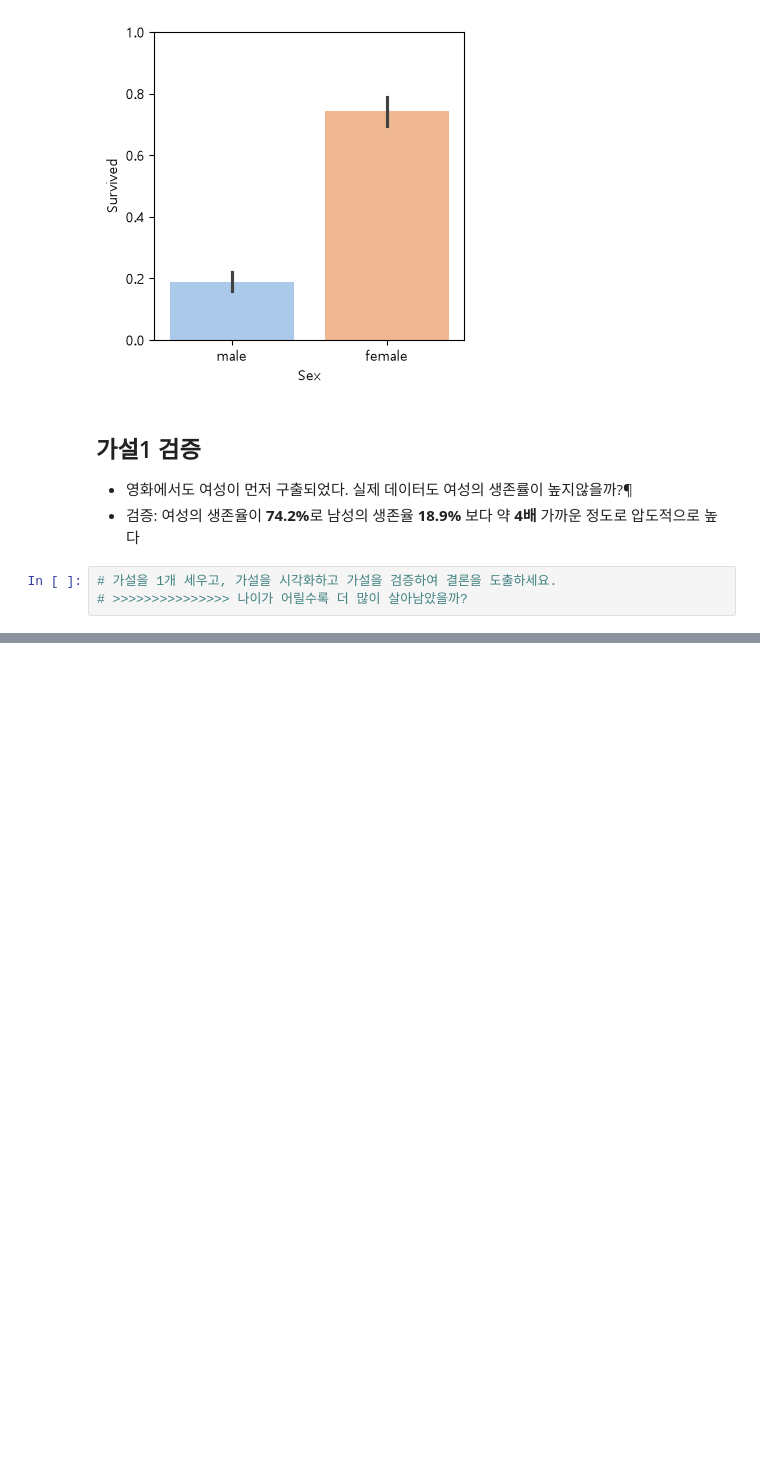
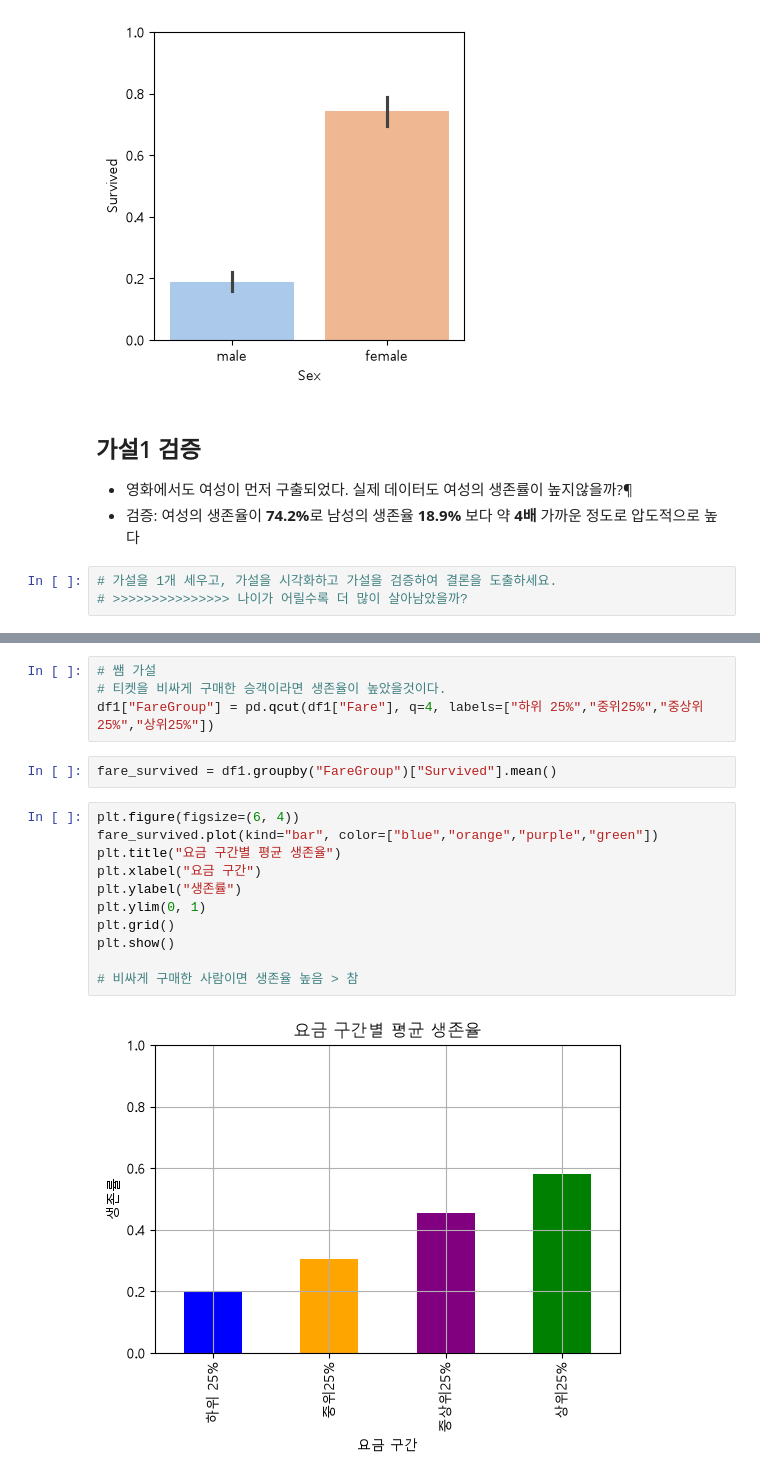
Before and after one commit to hyejinspace/kdt-data_analysis, a Jupyter notebook: 7. 데이터 전처리(EDA).ipynb, the cells around one changed output, grey strips where cells are left out. Saved outputs shown, nothing was run; the diff lists cells and outputs as text; blank space fills up the shorter version.

```diff
--- a/7. 데이터 전처리(EDA).ipynb
+++ b/7. 데이터 전처리(EDA).ipynb
@@ -336,0 +361,19 @@ mask = ~((df[col_name] > lower) | (df[col_name] > upper))
+# %%
+# 쌤 가설
+# 티켓을 비싸게 구매한 승객이라면 생존율이 높았을것이다.
+df1["FareGroup"] = pd.qcut(df1["Fare"], q=4, labels=["하위 25%","중위25%","중상위25%","상위25%"])
+# %%
+fare_survived = df1.groupby("FareGroup")["Survived"].mean()
+# %%
+plt.figure(figsize=(6, 4))
+fare_survived.plot(kind="bar", color=["blue","orange","purple","green"])
+plt.title("요금 구간별 평균 생존율")
+plt.xlabel("요금 구간")
+plt.ylabel("생존률")
+plt.ylim(0, 1)
+plt.grid()
+plt.show()
+
+# 비싸게 구매한 사람이면 생존율 높음 > 참
+# %% [output]
+[figure, added]
```
Also changed, not shown: parts of 2 cells of this notebook, 2 other files.
